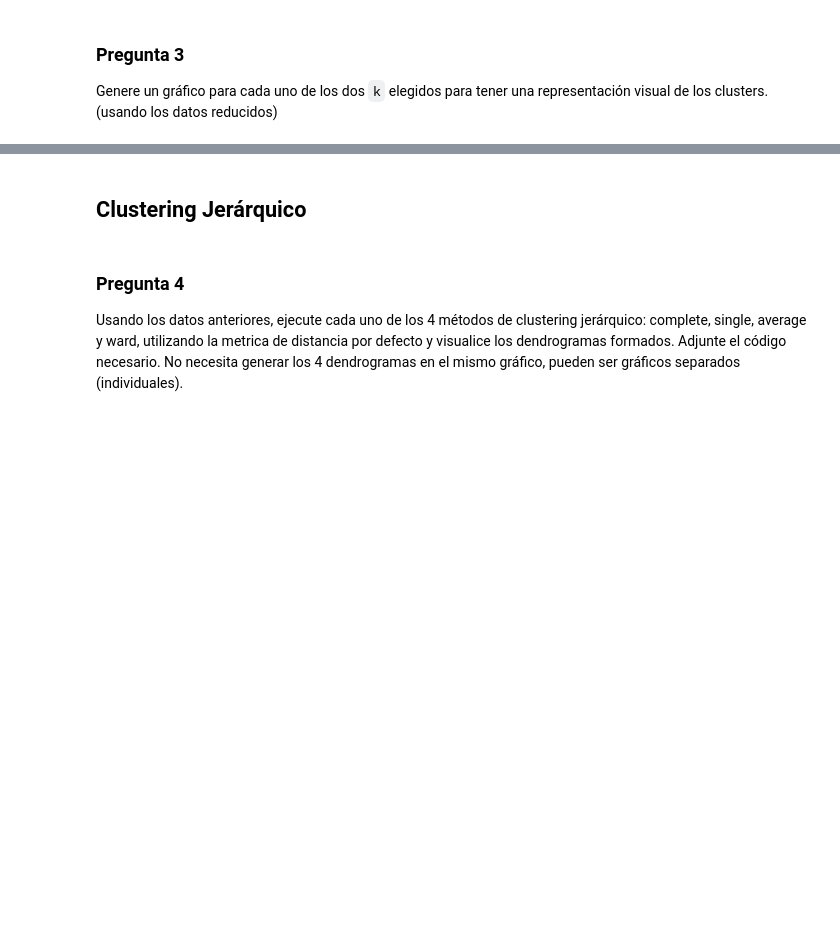
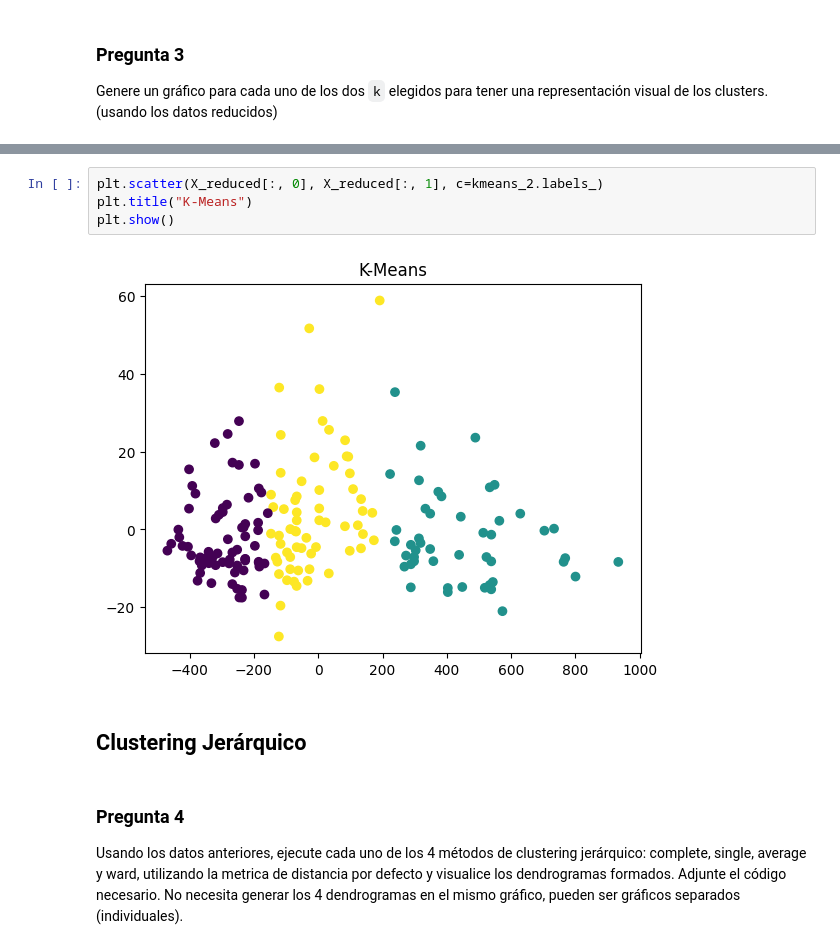
Before and after one commit to andyreus17/mineria, a Jupyter notebook: Laboratorio_5.ipynb, the cells around one changed output, grey strips where cells are left out. Drawn from its saved outputs; the diff is of its cells as text; blank space fills up the shorter version.

```diff
--- a/Laboratorio_5.ipynb
+++ b/Laboratorio_5.ipynb
@@ -89,3 +115,9 @@ from sklearn.cluster import KMeans
+# %%
+plt.scatter(X_reduced[:, 0], X_reduced[:, 1], c=kmeans_2.labels_)
+plt.title("K-Means")
+plt.show()
+# %% [output]
+[figure, added]
 # %% [markdown]
 ## Clustering Jerárquico
 # %% [markdown]
```
Also changed, not shown: parts of 35 cells of this notebook, 1 other file.
